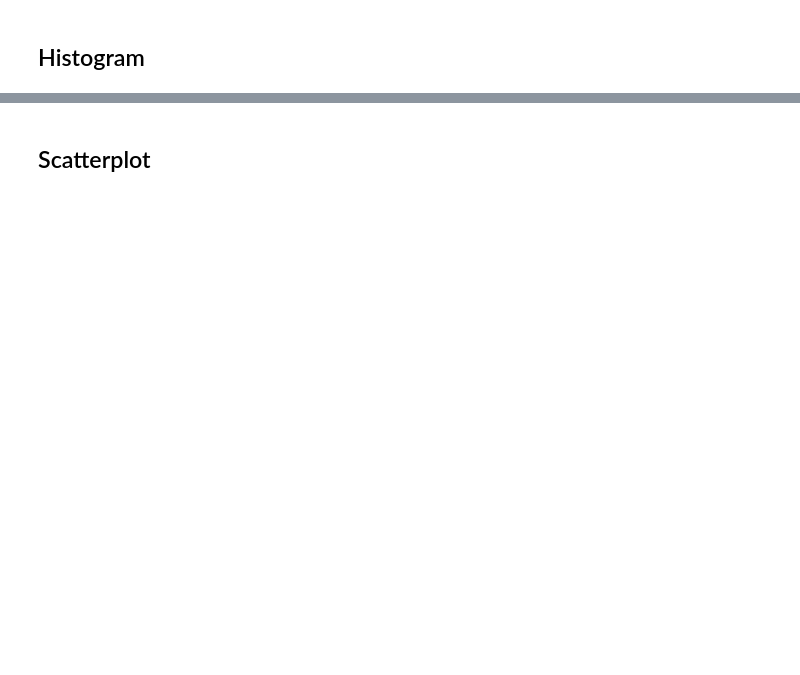
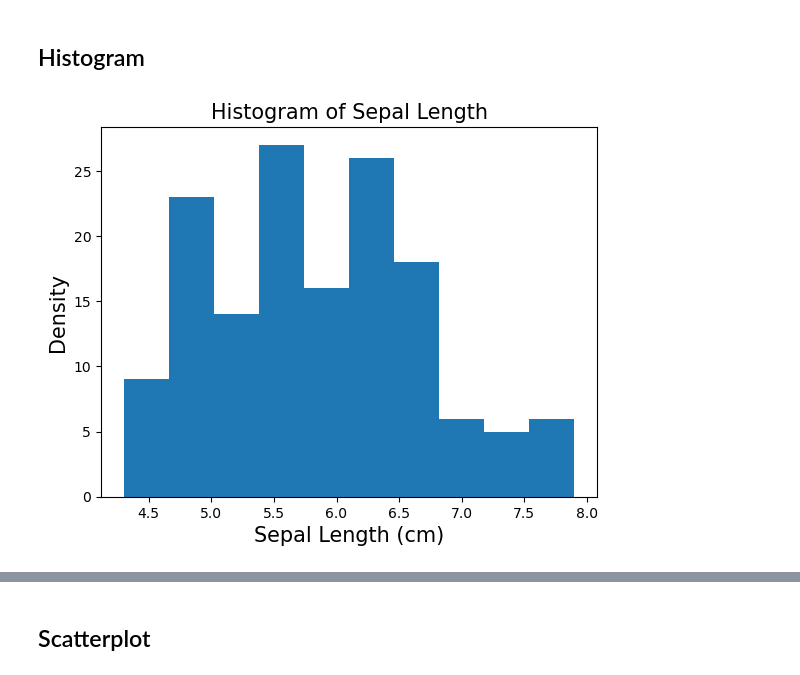
Before and after one commit to EllenMcG/pands-project, a Jupyter notebook: analysis.ipynb, the cells around one changed output, grey strips where cells are left out. Drawn from its saved outputs; the diff is of its cells as text; code cells hidden in the pictures; blank space fills up the shorter version.

```diff
--- a/analysis.ipynb
+++ b/analysis.ipynb
@@ -17,0 +24,5 @@
+# %%
+column_names = ["sepal_length","sepal_width","petal_length","petal_width","species"]
+
+iris_data = pd.read_csv('iris.data',header=None,names=column_names)
+iris_data.head()
@@ -17,0 +36,3 @@
+# %%
+iris_data["species"]= iris_data["species"].str.split("-").str[1]
+iris_data.head(2)
@@ -17,0 +52,2 @@
+# %%
+iris_data.at[34,'petal_width']= 0.2
@@ -17,0 +72,3 @@
+# %%
+iris_data.at[37,'sepal_width']= 3.6
+iris_data.at[37,'petal_length']= 1.4
@@ -18,2 +101,11 @@
 # %% [markdown]
 ## Histogram
+# %%
+# sepal length
+plt.hist(iris_data['sepal_length'],bins=10)
+plt.title("Histogram of Sepal Length", size=15)
+plt.xlabel("Sepal Length (cm)", size=15)
+plt.ylabel("Density", size=15)
+plt.savefig('histogram_sepallength.png');
+# %% [output]
+[figure, added]
```
Also changed, not shown: parts of 17 cells of this notebook, 10 other files.
